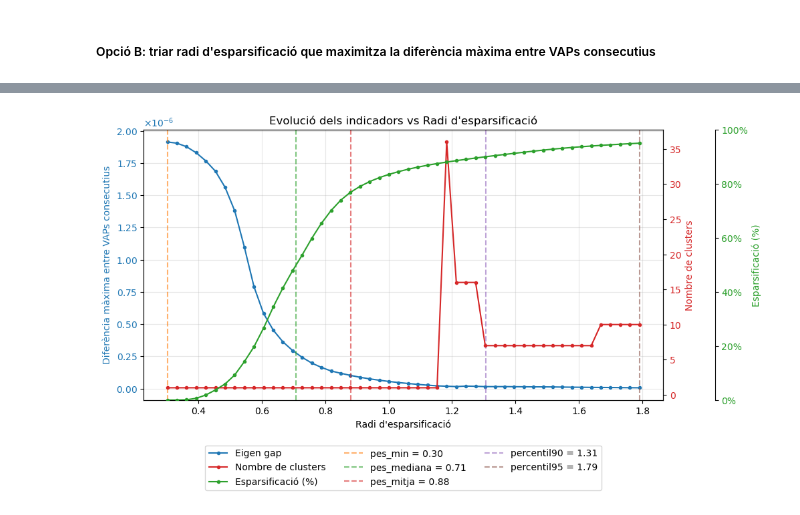
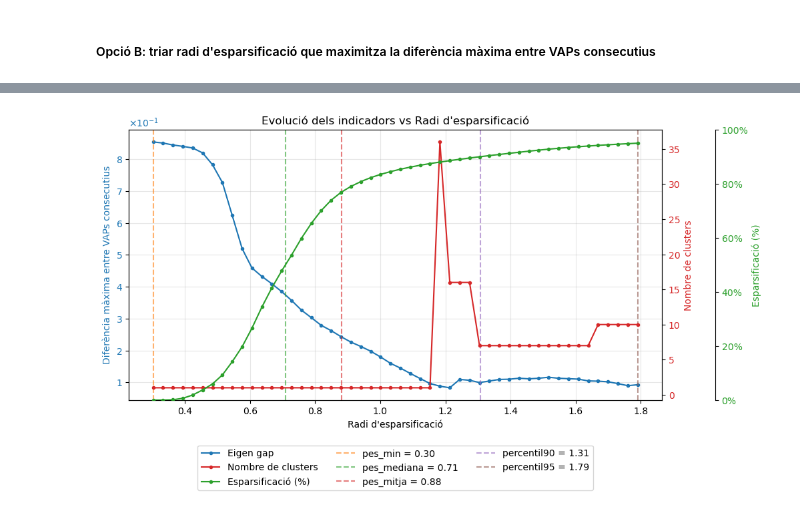
Before and after one commit to victor-lopz/spectral-clustering, a Jupyter notebook: notebooks/duffing_autonom.ipynb, the cells around one changed output, grey strips where cells are left out. Saved outputs shown, nothing was run; the diff lists cells and outputs as text; code cells hidden in the pictures.

```diff
--- a/notebooks/duffing_autonom.ipynb
+++ b/notebooks/duffing_autonom.ipynb
@@ -23,7 +23,7 @@ x_min, x_max = (-1.6, 1.6)
 y_min, y_max = (-1, 1)
 espai_entre_punts = 0.05
 max_clusters = 50
-num_radis = 80
+num_radis = 50
 # %%
 condicions_inicials = generar_condicions_inicials(espai_entre_punts, (x_min,x_max), (y_min,y_max))
 num_trajectories = len(condicions_inicials)
@@ -94,5 +94,5 @@ grafica_clusters(condicions_inicials, labels, num_clusters, sparsification_tol,
 ##### Opció B: triar radi d'esparsificació que maximitza la diferència màxima entre VAPs consecutius
 # %%
 plot_args = calcula_diffs_vs_radis(matriu_pesos, constant_diagonal, max_clusters, num_radis)
-diffs, nums_clusters, radis, estadistics, sparsificacions, veps_llista = plot_args
+diffs, diffs_normalitzades, nums_clusters, radis, estadistics, sparsificacions, veps_llista = plot_args
 # %%
@@ -116,4 +119,4 @@ Radi: 1.365, Esparsificació: 90.82%, Clusters: 7, Max Eigen gap: 1.58637e-08
 # %%
-grafica_eigengaps_vs_radi(diffs, nums_clusters, radis, estadistics, sparsificacions, max_clusters, t_span, subfolder="autonom_maxs_rels")
+grafica_eigengaps_vs_radi(diffs_normalitzades, nums_clusters, radis, estadistics, sparsificacions, max_clusters, t_span, subfolder="autonom_maxs_rels")
 # %% [output]
-[figure, old version]
+[figure, new version]
```
Also changed, not shown: parts of 2 cells of this notebook, 1 other file.
